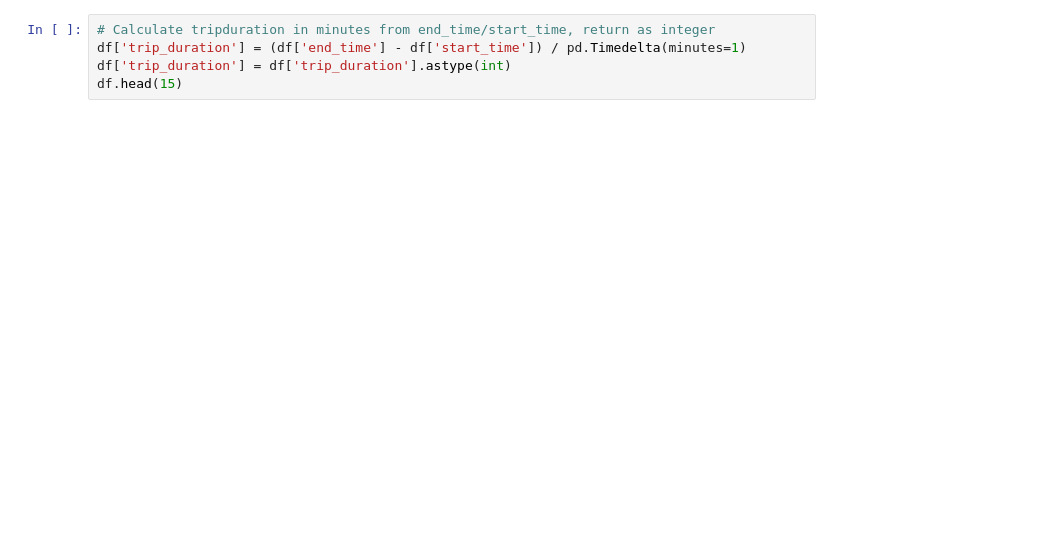
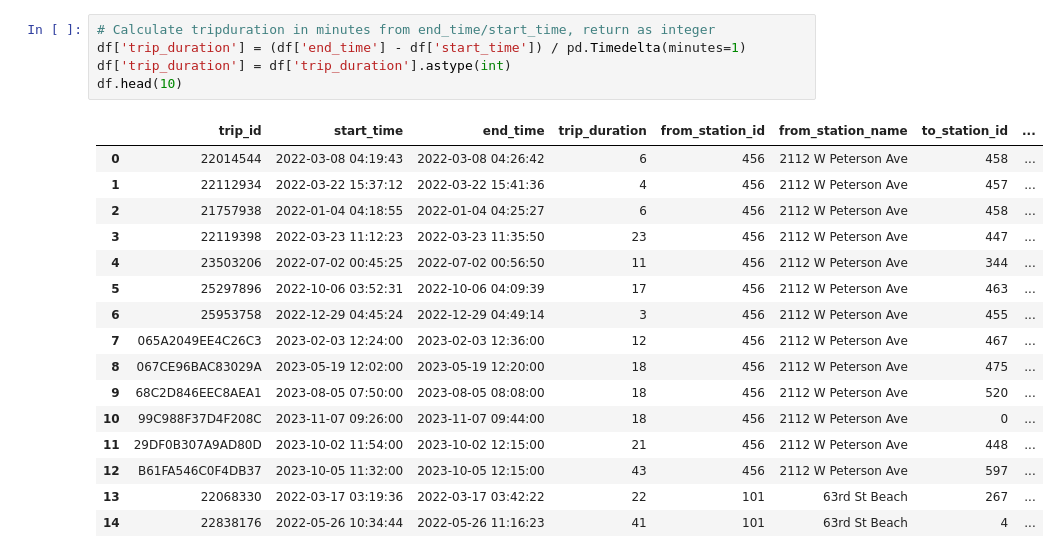
Before and after one commit to patrick-holden/hackathon_1, a Jupyter notebook: bike_data_cleaning.ipynb, the cells around one changed output. Saved outputs shown, nothing was run; the diff lists cells and outputs as text; blank space fills up the shorter version.

```diff
--- a/bike_data_cleaning.ipynb
+++ b/bike_data_cleaning.ipynb
@@ -39,8 +83,25 @@ df.head(15)
 # %%
 # Calculate tripduration in minutes from end_time/start_time, return as integer
 df['trip_duration'] = (df['end_time'] - df['start_time']) / pd.Timedelta(minutes=1)
 df['trip_duration'] = df['trip_duration'].astype(int)
-df.head(15)
+df.head(10)
+# %% [output]
+|  | trip_id | start_time | end_time | trip_duration | from_station_id | from_station_name | to_station_id | ... |
+| 0 | 22014544 | 2022-03-08 04:19:43 | 2022-03-08 04:26:42 | 6 | 456 | 2112 W Peterson Ave | 458 | ... |
+| 1 | 22112934 | 2022-03-22 15:37:12 | 2022-03-22 15:41:36 | 4 | 456 | 2112 W Peterson Ave | 457 | ... |
+| 2 | 21757938 | 2022-01-04 04:18:55 | 2022-01-04 04:25:27 | 6 | 456 | 2112 W Peterson Ave | 458 | ... |
+| 3 | 22119398 | 2022-03-23 11:12:23 | 2022-03-23 11:35:50 | 23 | 456 | 2112 W Peterson Ave | 447 | ... |
+| 4 | 23503206 | 2022-07-02 00:45:25 | 2022-07-02 00:56:50 | 11 | 456 | 2112 W Peterson Ave | 344 | ... |
+| 5 | 25297896 | 2022-10-06 03:52:31 | 2022-10-06 04:09:39 | 17 | 456 | 2112 W Peterson Ave | 463 | ... |
+| 6 | 25953758 | 2022-12-29 04:45:24 | 2022-12-29 04:49:14 | 3 | 456 | 2112 W Peterson Ave | 455 | ... |
+| 7 | 065A2049EE4C26C3 | 2023-02-03 12:24:00 | 2023-02-03 12:36:00 | 12 | 456 | 2112 W Peterson Ave | 467 | ... |
+| 8 | 067CE96BAC83029A | 2023-05-19 12:02:00 | 2023-05-19 12:20:00 | 18 | 456 | 2112 W Peterson Ave | 475 | ... |
+| 9 | 68C2D846EEC8AEA1 | 2023-08-05 07:50:00 | 2023-08-05 08:08:00 | 18 | 456 | 2112 W Peterson Ave | 520 | ... |
+| 10 | 99C988F37D4F208C | 2023-11-07 09:26:00 | 2023-11-07 09:44:00 | 18 | 456 | 2112 W Peterson Ave | 0 | ... |
+| 11 | 29DF0B307A9AD80D | 2023-10-02 11:54:00 | 2023-10-02 12:15:00 | 21 | 456 | 2112 W Peterson Ave | 448 | ... |
+| 12 | B61FA546C0F4DB37 | 2023-10-05 11:32:00 | 2023-10-05 12:15:00 | 43 | 456 | 2112 W Peterson Ave | 597 | ... |
+| 13 | 22068330 | 2022-03-17 03:19:36 | 2022-03-17 03:42:22 | 22 | 101 | 63rd St Beach | 267 | ... |
+| 14 | 22838176 | 2022-05-26 10:34:44 | 2022-05-26 11:16:23 | 41 | 101 | 63rd St Beach | 4 | ... |
 # %%
 # Where birthyear is a string val, parse to date, and take the year, else return the original val
 df['birth_year'] = (
```
Also changed, not shown: parts of 6 cells of this notebook, 3 other files.
